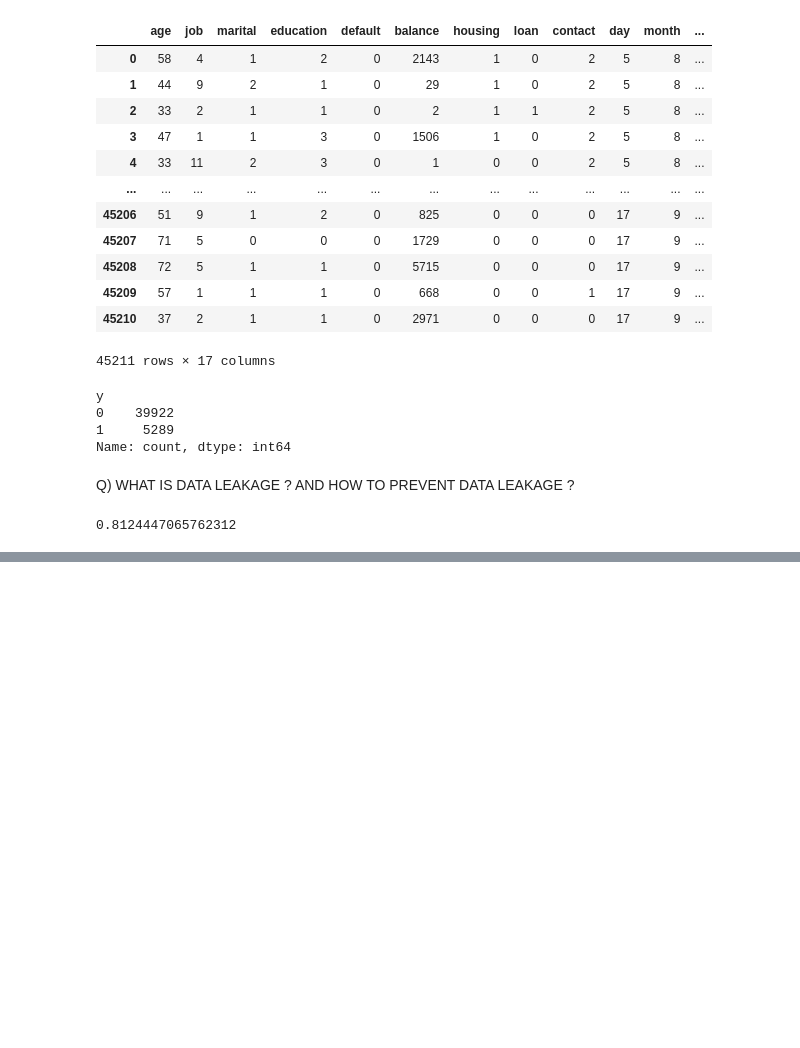
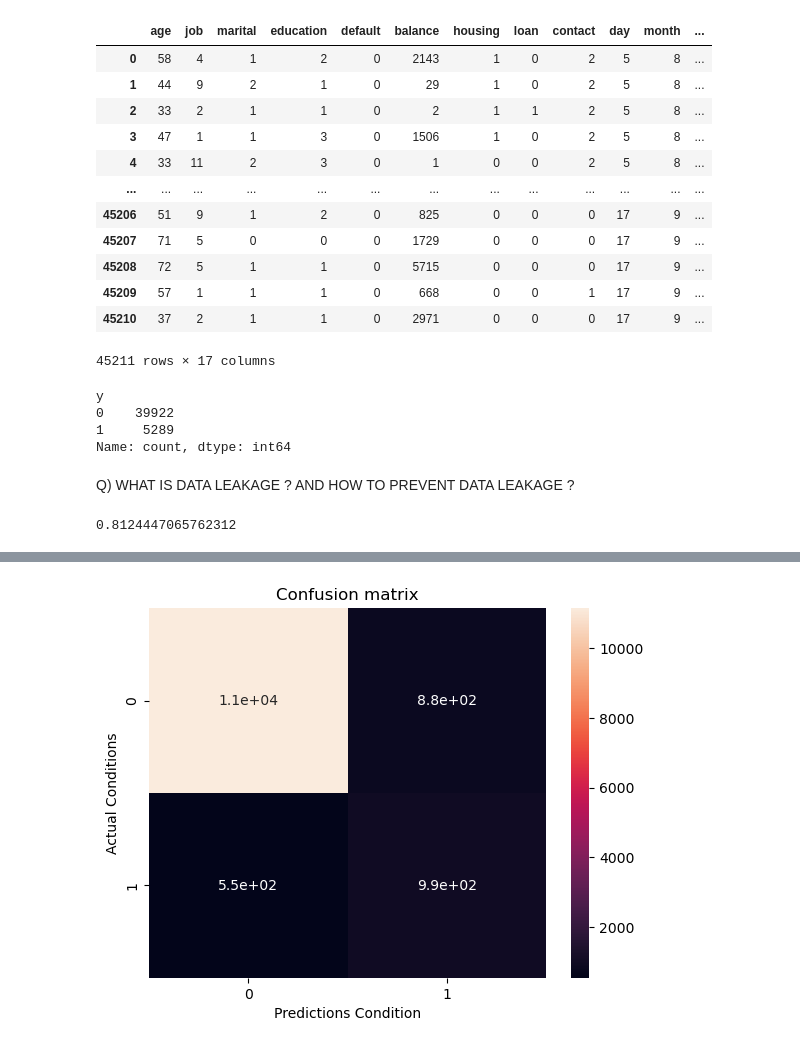
Before and after one commit to Saimehtre18/BankMarketing_ML_Model, a Jupyter notebook: Model.ipynb, the cells around one changed output, grey strips where cells are left out. Saved outputs shown, nothing was run; the diff lists cells and outputs as text; code cells hidden in the pictures; blank space fills up the shorter version.

```diff
--- a/Model.ipynb
+++ b/Model.ipynb
@@ -366,0 +415,10 @@ accuracy_score_LR
+# %%
+#Confusion Matrix for Random Forest Classification Model
+
+sns.heatmap(confusion_matrix(y_test,y_predict_RF),annot=True)
+plt.title("Confusion matrix")
+plt.xlabel("Predictions Condition")
+plt.ylabel("Actual Conditions")
+plt.show()
+# %% [output]
+[figure, added]
```
Also changed, not shown: parts of 6 cells of this notebook.
